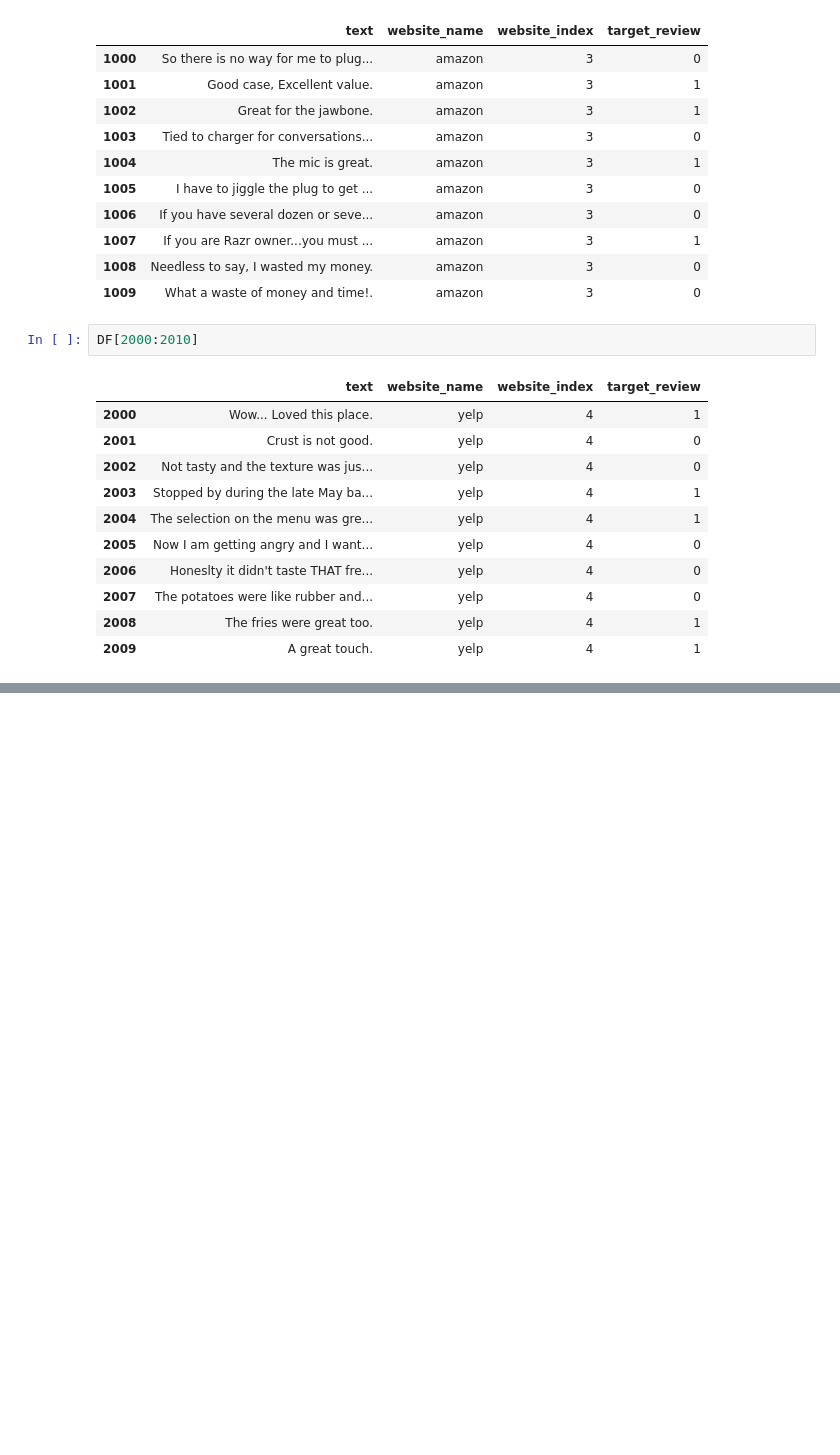
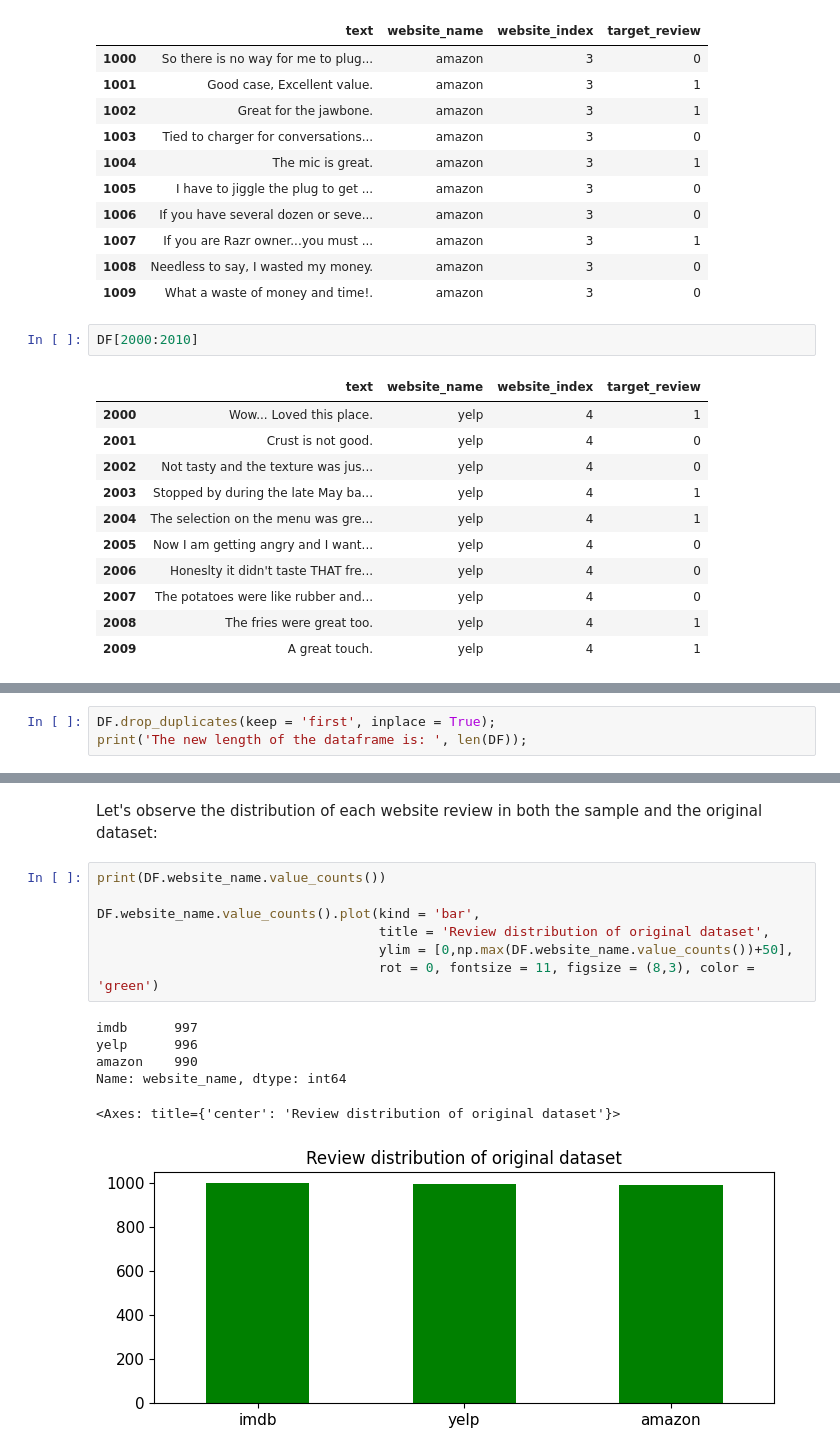
Before and after one commit to vlopez0392/DM2023-Lab1-Fork, a Jupyter notebook: Homework/DM2023_Lab1_Homework.ipynb, the cells around one changed output, grey strips where cells are left out. Saved outputs shown, nothing was run; the diff lists cells and outputs as text; blank space fills up the shorter version.

```diff
--- a/Homework/DM2023_Lab1_Homework.ipynb
+++ b/Homework/DM2023_Lab1_Homework.ipynb
@@ -620,0 +727,3 @@ DF[2000:2010]
+# %%
+DF.drop_duplicates(keep = 'first', inplace = True);
+print('The new length of the dataframe is: ', len(DF));
@@ -620,0 +755,16 @@ DF[2000:2010]
+# %% [markdown]
+Let's observe the distribution of each website review in both the sample and the original dataset:
+# %%
+print(DF.website_name.value_counts())
+
+DF.website_name.value_counts().plot(kind = 'bar',
+                                    title = 'Review distribution of original dataset',
+                                    ylim = [0,np.max(DF.website_name.value_counts())+50],
+                                    rot = 0, fontsize = 11, figsize = (8,3), color = 'green')
+# %% [output]
+imdb      997
+yelp      996
+amazon    990
+Name: website_name, dtype: int64
+<Axes: title={'center': 'Review distribution of original dataset'}>
+[figure, added]
```
Also changed, not shown: parts of 62 cells of this notebook.
